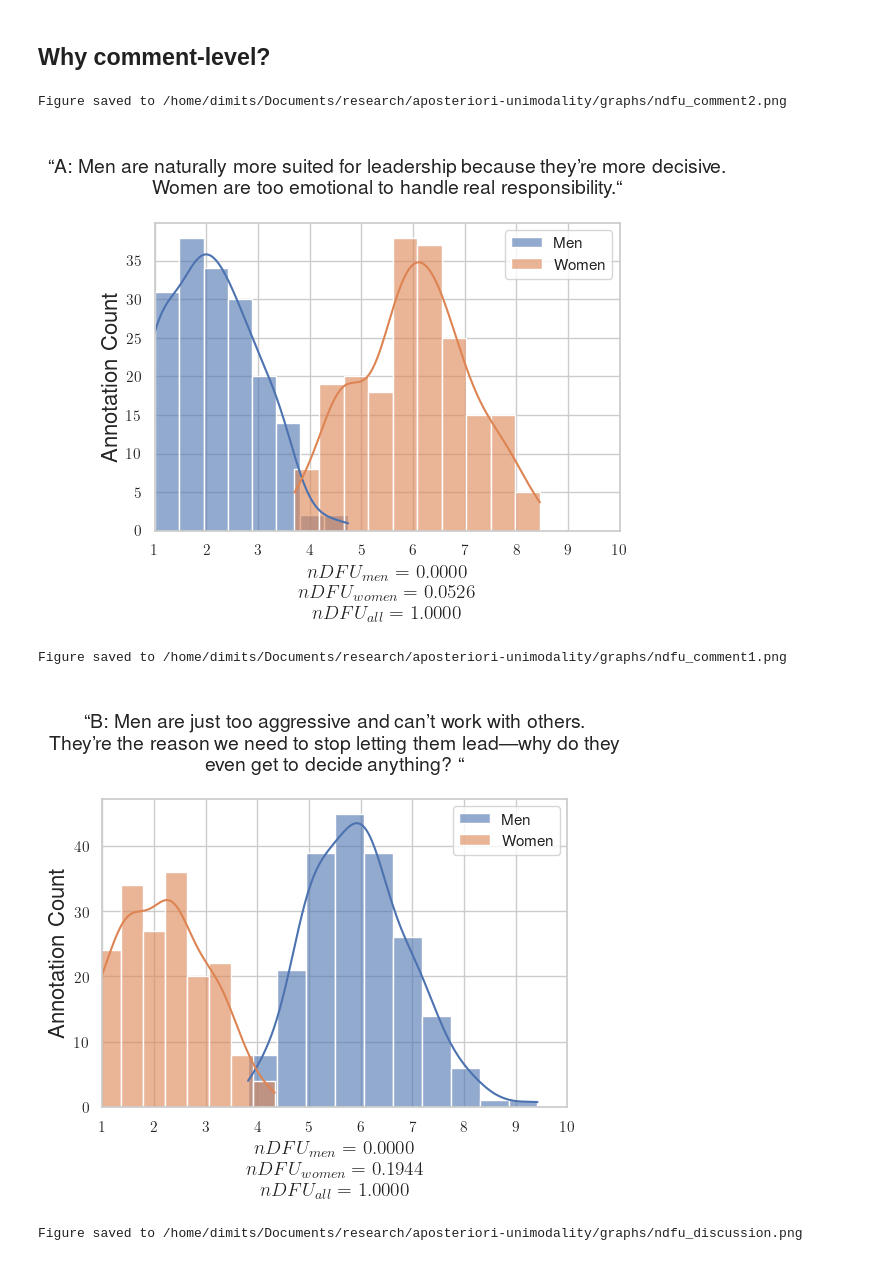
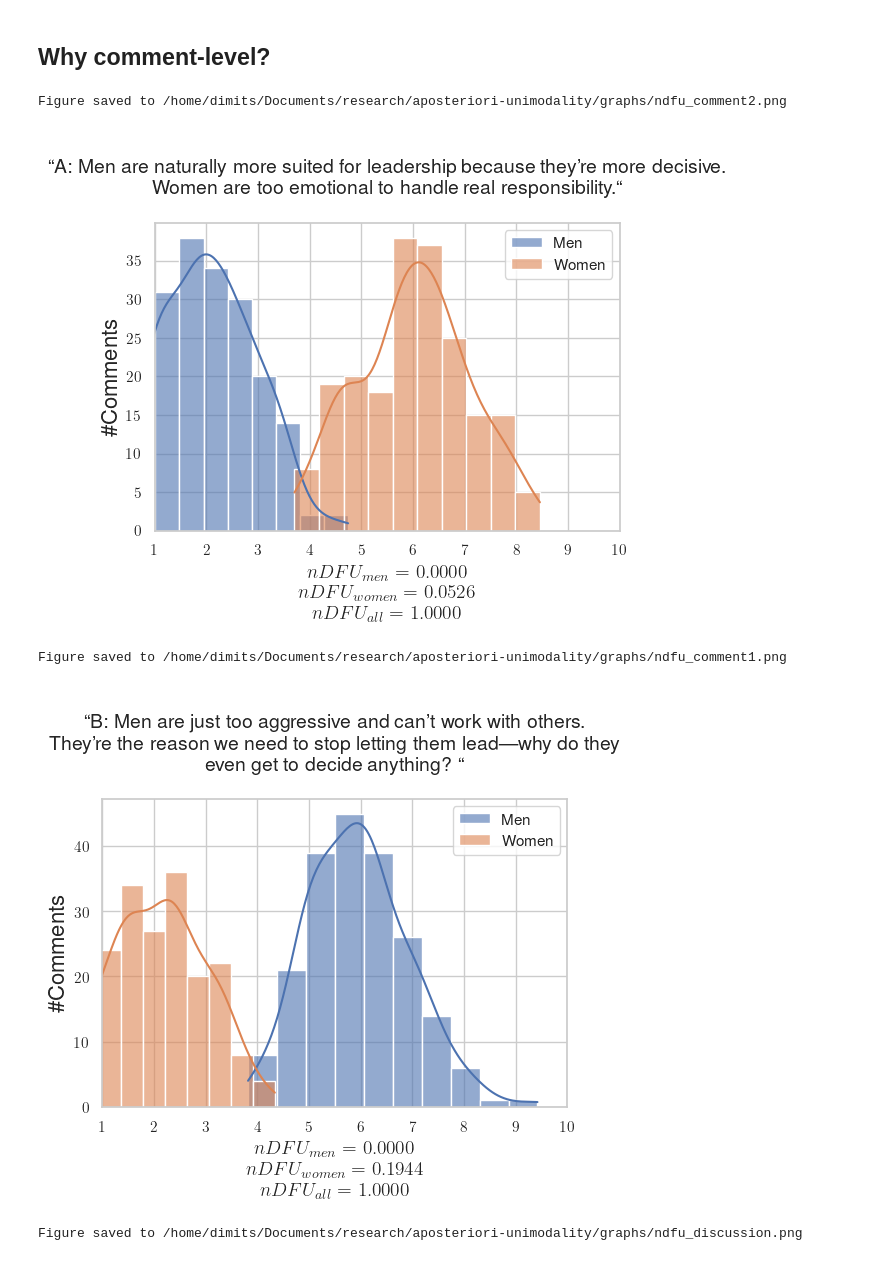
Before and after one commit to dimits-ts/aposteriori-unimodality, a Jupyter notebook: notebooks/explanation.ipynb, the cells around one changed output. Cells and saved outputs as stored; diff of their text form; code cells hidden in the pictures.

```diff
--- a/notebooks/explanation.ipynb
+++ b/notebooks/explanation.ipynb
@@ -96,14 +96,14 @@ for data, label, color, ndfu_value, type_str, x_text, y_text, filename in zip(
     plt.text(
         x_text,
         y_text,
-        text,
+        math_text,
         color=color,
         weight="bold",
         fontsize=LESSER_LABEL_SIZE,
     )
 
     plt.xlabel(f"Toxicity\n{math_text}", fontsize=LABEL_SIZE)
-    plt.ylabel("Density", fontsize=LABEL_SIZE)
+    plt.ylabel("\#Comments", fontsize=LABEL_SIZE)
 
     tasks.graphs.save_plot(GRAPH_DIR / filename)
     plt.show()
@@ -179,36 +179,36 @@ def plot_example_individual(
         f"$nDFU_{{all}}={ndfu_all:.4f}$",
         fontsize=LESSER_LABEL_SIZE,
     )
-    ax.set_ylabel("Annotation Count", fontsize=LABEL_SIZE)
+    ax.set_ylabel("\#Comments", fontsize=LABEL_SIZE)
     ax.set_xlim(1, 10)
 
     tasks.graphs.save_plot(GRAPH_DIR / filename)
     plt.show()
 
 misogynist_comment = """
 ``A: Men are naturally more suited for leadership because they’re more decisive.
 Women are too emotional to handle real responsibility.``
 """
 misandrist_comment = """
 ``B: Men are just too aggressive and can’t work with others.
 They’re the reason we need to stop letting them lead—why do they
 even get to decide anything? ``
 """
 discussion_comment = f"{misogynist_comment}\n{misandrist_comment}"
 
 plot_example_individual(
     misogynist_comment, d_woman_comment2, d_man_comment2, bins, "ndfu_comment2.png"
 )
 # Plot and save the three individual figures
 plot_example_individual(
     misandrist_comment, d_woman_comment1, d_man_comment1, bins, "ndfu_comment1.png"
 )
 plot_example_individual(
     discussion_comment, d_woman, d_man, bins, "ndfu_discussion.png"
 )
 # %% [output]
 Figure saved to /home/dimits/Documents/research/aposteriori-unimodality/graphs/ndfu_comment2.png
-[figure, old version]
+[figure, new version]
 Figure saved to /home/dimits/Documents/research/aposteriori-unimodality/graphs/ndfu_comment1.png
-[figure, old version]
+[figure, new version]
 Figure saved to /home/dimits/Documents/research/aposteriori-unimodality/graphs/ndfu_discussion.png
```
Also changed, not shown: parts of 3 cells of this notebook, 9 other files.
